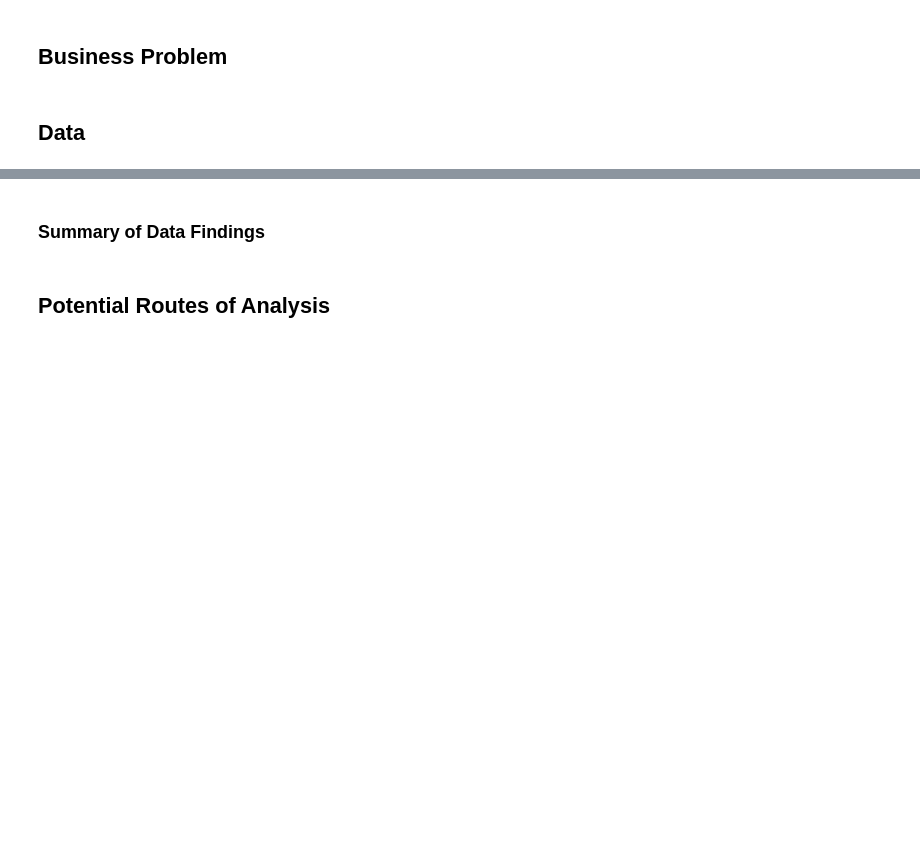
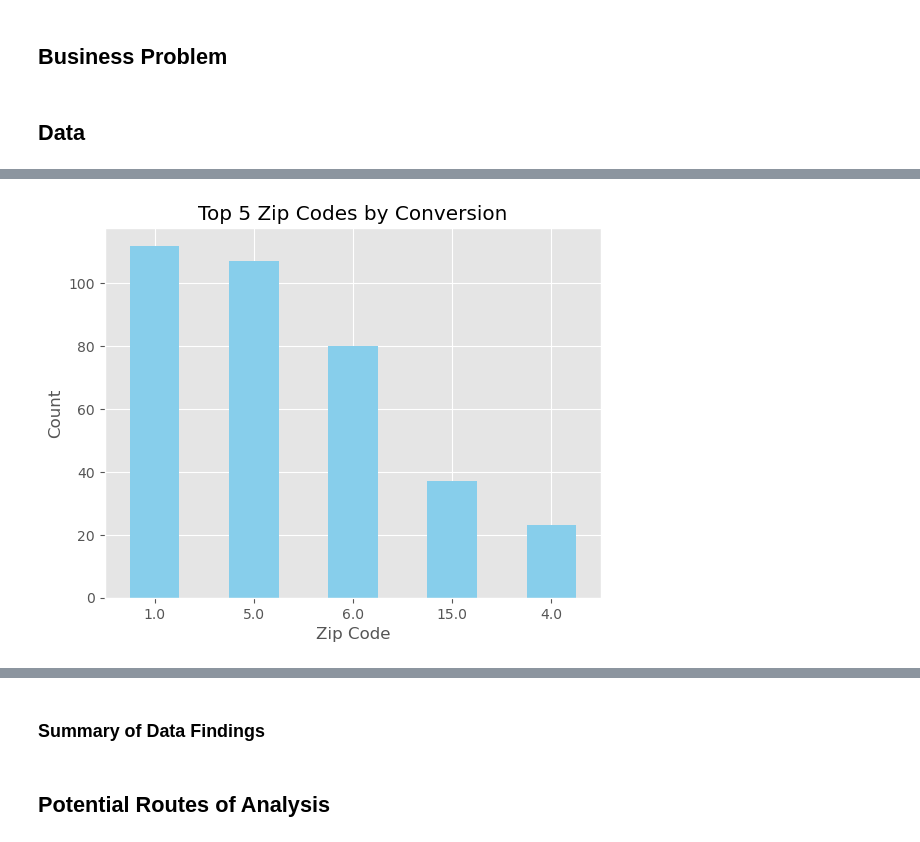
Before and after one commit to elijahlopez94/trends_in_supplemental_education_program, a Jupyter notebook: eda_notebook.ipynb, the cells around one changed output, grey strips where cells are left out. Saved outputs shown, nothing was run; the diff lists cells and outputs as text; code cells hidden in the pictures; blank space fills up the shorter version.

```diff
--- a/eda_notebook.ipynb
+++ b/eda_notebook.ipynb
@@ -10,0 +145,18 @@ Author: Elijah Lopez
+# %%
+# Isolate Converted Leads
+converted_leads = leads.loc[leads['conversion_status'] == 'Converted']
+
+# Top 5 Zip Codes by Conversion
+top_zip_codes_converted = converted_leads['zip_code'].value_counts().nlargest(5)
+
+# Plot
+top_zip_codes_converted.plot(kind='bar', color='skyblue')
+
+# Add title and labels
+plt.title('Top 5 Zip Codes by Conversion')
+plt.xlabel('Zip Code')
+plt.ylabel('Count')
+plt.xticks(rotation=0)
+plt.show();
+# %% [output]
+[figure, added]
```
Also changed, not shown: parts of 67 cells of this notebook.
